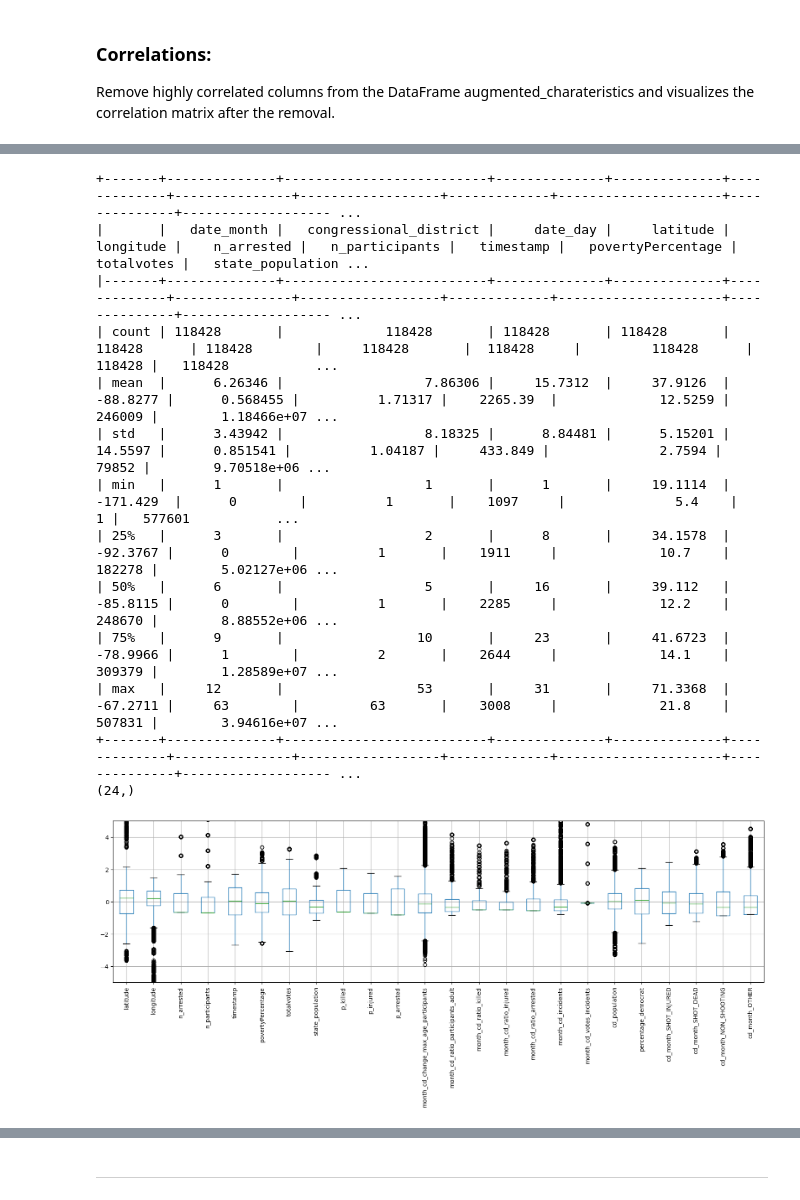
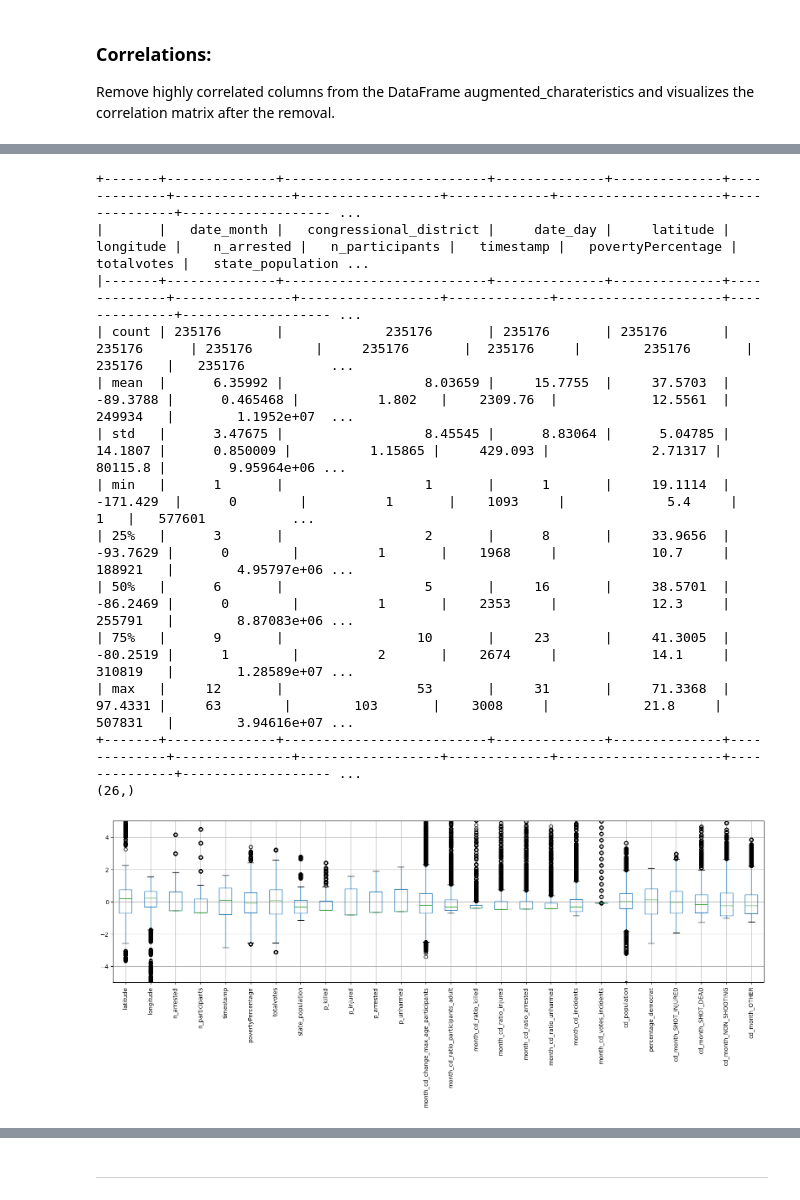
Before and after one commit to gentannipea/DataMining-2023, a Jupyter notebook: notebooks/Data_Cleaning.ipynb, the cells around one changed output, grey strips where cells are left out. Saved outputs shown, nothing was run; the diff lists cells and outputs as text; code cells hidden in the pictures.

```diff
--- a/notebooks/Data_Cleaning.ipynb
+++ b/notebooks/Data_Cleaning.ipynb
@@ -538,18 +573,0 @@ else:
-# %%
-# CLEAN flag is
-# True iff we want to clean the actual incidents dataset using the correct_inconsistencies function
-# False iff  we want to clean the actual incidents dataset dropping the rows with inconsistencies btw the n_participants groups
-CLEAN = False
-
-# if CLEAN is True, apply the correct_inconsistencies function and work with the resulting DataFrame
-if CLEAN:
-    # Bring forward cleaned rows along with the `factory clean` ones ('cons'->'consistent')
-    cons_incidents = pd.concat([corrected_incidents, incidents_without_problems], ignore_index=False)
-    # shuffle the rows to mix the corrected_incidents with the incidents_without_problems
-    cons_incidents = cons_incidents.sample(frac=1)
-
-# if CLEAN is False, simply drop the inconsistent rows and work with the resulting DataFrame
-else:
-    # Bring forward only rows with no inconsistencies on n_participants groups
-    cons_incidents = incidents_without_problems.copy()
-    cons_incidents = cons_incidents.sample(frac=1)
@@ -556,2 +598,6 @@ else:
+# %%
+# create a flag CLEAN in `with_sampling` to indicate if the row had no null values in incidents_without_problems
+to_flag_as_clean = incidents_without_problems[~incidents_without_problems.isna().any(axis=1)]
+with_sampling['CLEAN'] = with_sampling.index.isin(to_flag_as_clean.index)
 # %%
 # total number of rows:
@@ -595,6 +641,6 @@ Percentage (%) of null/NaN values for each column:
 +----+-------------+--------------+------------+---------+------------------+------------+-------------+--------------------------+------------------------+------------------------+------------------- ...
 # %%
-cincidents = cons_incidents.copy()
+cincidents = with_sampling.copy()
 
 cincidents = cincidents[~cincidents['congressional_district'].isnull()]
 
@@ -676,3 +704,5 @@ print(tabulate(pd.DataFrame(cincidents.isnull().sum(axis=0)).T, headers='keys',
+# %%
+cincidents = pd.read_csv('../dataset/data/cincidents.csv', index_col=0)
 # %% [markdown]
 ### Merging tables
 # %%
@@ -965,6 +995,7 @@ plt.show()
 
 print(tabulate(c.describe(), headers='keys', tablefmt='psql'))
 
+# Remove columns with IQR == 0 (i.e. most values are the same)
 to_remove_columns = []
 for col in c.select_dtypes(include=['float64', 'int64']).columns:
     quantiles = c[col].quantile([0.25, 0.75])
@@ -977,7 +1008,7 @@ c = c.drop(columns=to_remove_columns)
 # ---
 
 # Set the dtype of all non-numeric columns to 'object'
-cat_cols = ['date_month', 'date_day', 'congressional_district', 'state', 'incident_characteristics1', 'city_or_county', 'party']
+cat_cols = ['date_month', 'date_day', 'congressional_district', 'state', 'incident_characteristics1', 'city_or_county', 'party', 'CLEAN']
 c[cat_cols] = c[cat_cols].astype('object')
 print(c.select_dtypes(include=['float64', 'int64']).columns.shape)
 
@@ -1003,14 +1034,14 @@ plt.show()
 +-------+--------------+--------------------------+--------------+--------------+-------------+---------------+------------------+-------------+---------------------+--------------+------------------- ...
 |       |   date_month |   congressional_district |     date_day |     latitude |   longitude |    n_arrested |   n_participants |   timestamp |   povertyPercentage |   totalvotes |   state_population ...
 |-------+--------------+--------------------------+--------------+--------------+-------------+---------------+------------------+-------------+---------------------+--------------+------------------- ...
-| count | 118428       |             118428       | 118428       | 118428       | 118428      | 118428        |     118428       |  118428     |         118428      |       118428 |   118428           ...
-| mean  |      6.26346 |                  7.86306 |     15.7312  |     37.9126  |    -88.8277 |      0.568455 |          1.71317 |    2265.39  |             12.5259 |       246009 |        1.18466e+07 ...
-| std   |      3.43942 |                  8.18325 |      8.84481 |      5.15201 |     14.5597 |      0.851541 |          1.04187 |     433.849 |              2.7594 |        79852 |        9.70518e+06 ...
-| min   |      1       |                  1       |      1       |     19.1114  |   -171.429  |      0        |          1       |    1097     |              5.4    |            1 |   577601           ...
-| 25%   |      3       |                  2       |      8       |     34.1578  |    -92.3767 |      0        |          1       |    1911     |             10.7    |       182278 |        5.02127e+06 ...
-| 50%   |      6       |                  5       |     16       |     39.112   |    -85.8115 |      0        |          1       |    2285     |             12.2    |       248670 |        8.88552e+06 ...
-| 75%   |      9       |                 10       |     23       |     41.6723  |    -78.9966 |      1        |          2       |    2644     |             14.1    |       309379 |        1.28589e+07 ...
-| max   |     12       |                 53       |     31       |     71.3368  |    -67.2711 |     63        |         63       |    3008     |             21.8    |       507831 |        3.94616e+07 ...
+| count | 235176       |             235176       | 235176       | 235176       | 235176      | 235176        |     235176       |  235176     |        235176       |     235176   |   235176           ...
+| mean  |      6.35992 |                  8.03659 |     15.7755  |     37.5703  |    -89.3788 |      0.465468 |          1.802   |    2309.76  |            12.5561  |     249934   |        1.1952e+07  ...
+| std   |      3.47675 |                  8.45545 |      8.83064 |      5.04785 |     14.1807 |      0.850009 |          1.15865 |     429.093 |             2.71317 |      80115.8 |        9.95964e+06 ...
+| min   |      1       |                  1       |      1       |     19.1114  |   -171.429  |      0        |          1       |    1093     |             5.4     |          1   |   577601           ...
+| 25%   |      3       |                  2       |      8       |     33.9656  |    -93.7629 |      0        |          1       |    1968     |            10.7     |     188921   |        4.95797e+06 ...
+| 50%   |      6       |                  5       |     16       |     38.5701  |    -86.2469 |      0        |          1       |    2353     |            12.3     |     255791   |        8.87083e+06 ...
+| 75%   |      9       |                 10       |     23       |     41.3005  |    -80.2519 |      1        |          2       |    2674     |            14.1     |     310819   |        1.28589e+07 ...
+| max   |     12       |                 53       |     31       |     71.3368  |     97.4331 |     63        |        103       |    3008     |            21.8     |     507831   |        3.94616e+07 ...
 +-------+--------------+--------------------------+--------------+--------------+-------------+---------------+------------------+-------------+---------------------+--------------+------------------- ...
-(24,)
+(26,)
-[figure, old version]
+[figure, new version]
```
Also changed, not shown: parts of 16 cells of this notebook.
